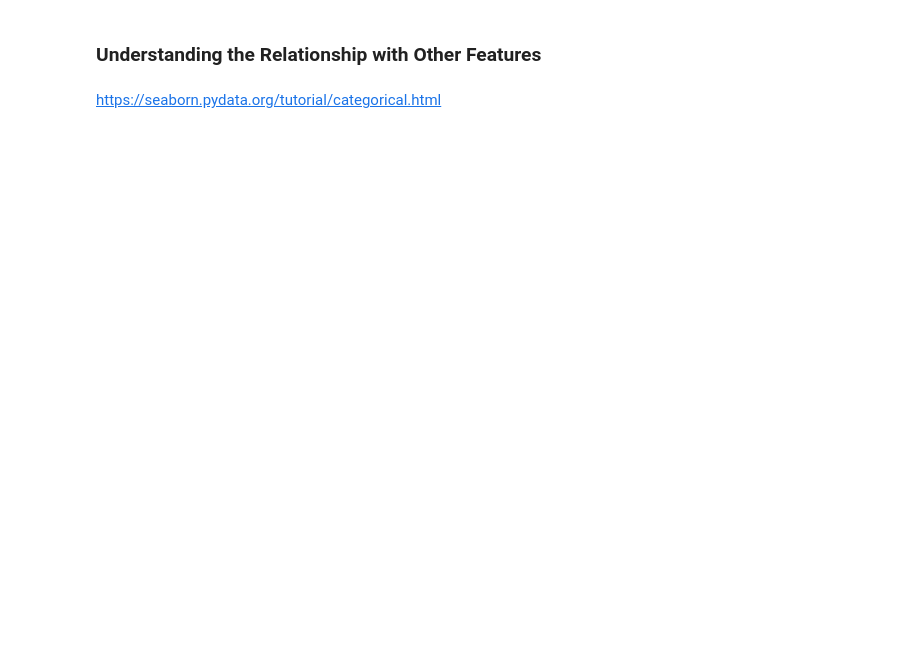
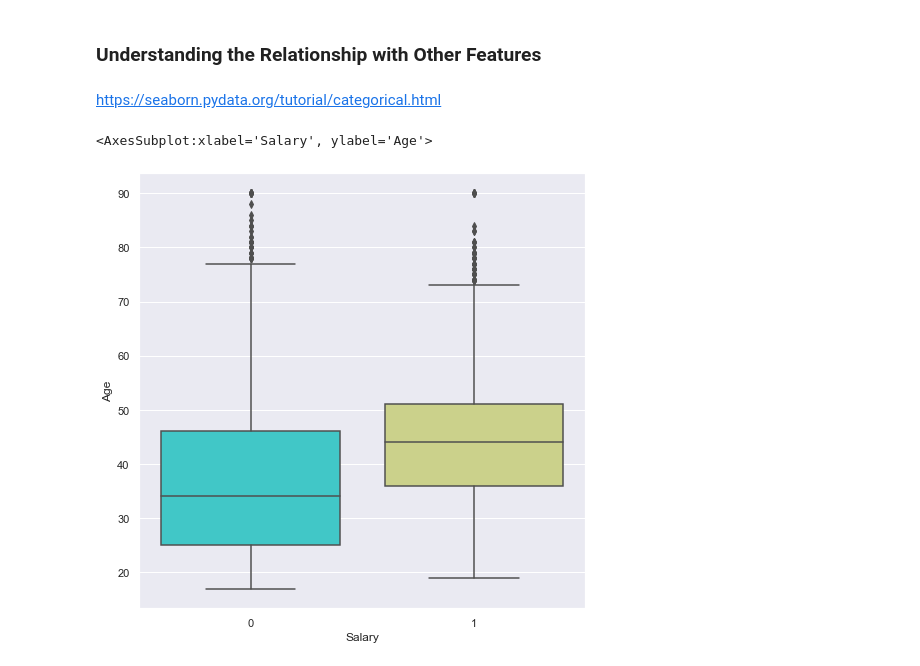
Before and after one commit to ThejakaSEP/2022S_AML_1114_2, a Jupyter notebook: TermProject.ipynb, the cells around one changed output. Saved outputs shown, nothing was run; the diff lists cells and outputs as text; code cells hidden in the pictures; blank space fills up the shorter version.

```diff
--- a/TermProject.ipynb
+++ b/TermProject.ipynb
@@ -117,3 +156,10 @@ df_downsampled.head()
 ### Understanding the Relationship with Other Features
 # %% [markdown]
 https://seaborn.pydata.org/tutorial/categorical.html
+# %%
+#1. Age
+plt.figure(figsize=(8,8))
+sns.boxplot(x='Salary',y='Age',data=df_downsampled, palette='rainbow')
+# %% [output]
+<AxesSubplot:xlabel='Salary', ylabel='Age'>
+[figure, added]
```
Also changed, not shown: parts of 9 cells of this notebook.
